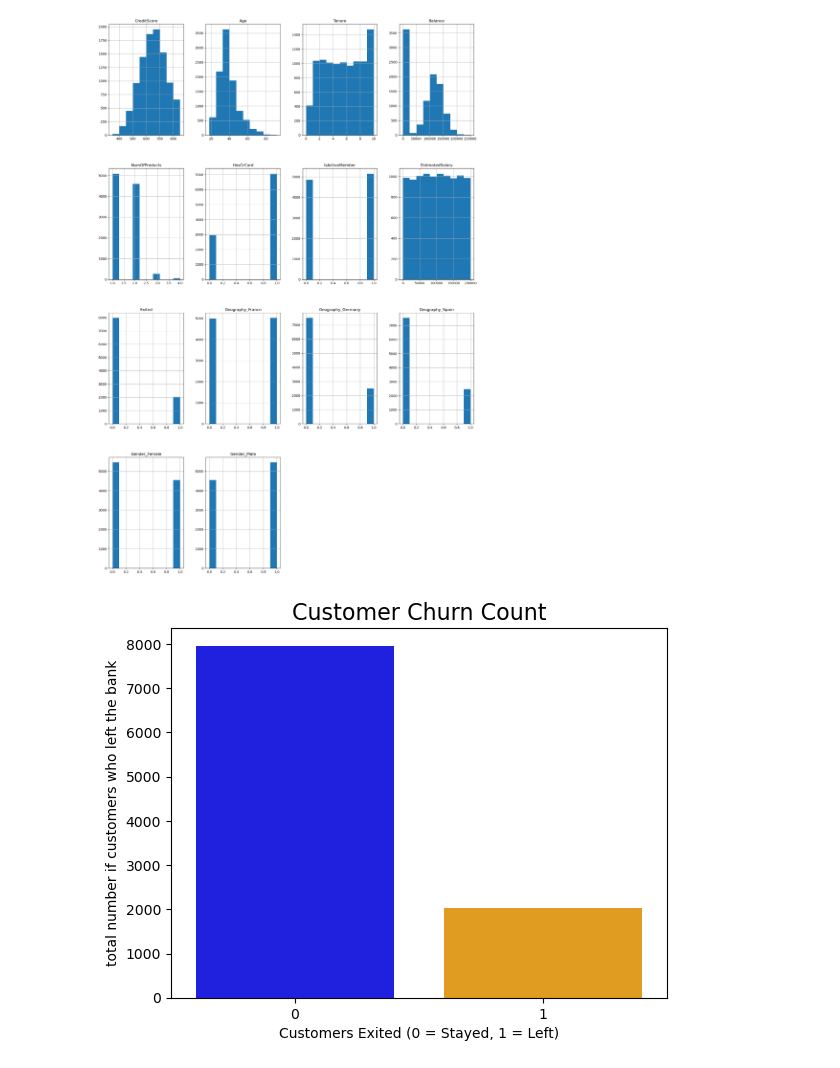
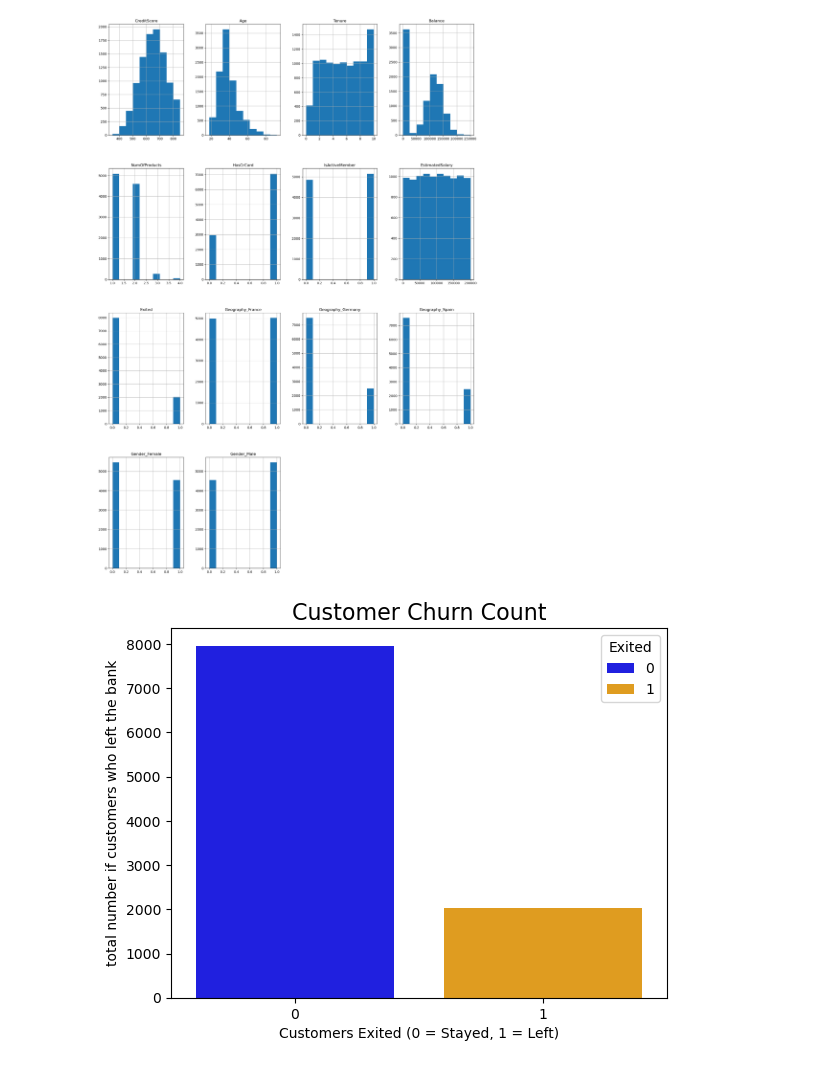
Before and after one commit to marlonmunoz/DeepLearning-ANN-Build-and-Optimize, a Jupyter notebook: ANN_project.ipynb, the cells around one changed output. Saved outputs shown, nothing was run; the diff lists cells and outputs as text; code cells hidden in the pictures.

Commit message:
Encoding continue and graph plotting

```diff
--- a/ANN_project.ipynb
+++ b/ANN_project.ipynb
@@ -145,10 +145,10 @@ plt.show()
 # %% [output]
 [figure]
 # %%
-sns.countplot(x='Exited', data=db2, hue='Exited', palette=['blue', 'orange'], legend=False)
+sns.countplot(x='Exited', data=db2, hue='Exited', palette=['blue', 'orange'])
 plt.ylabel("total number if customers who left the bank")
 plt.xlabel("Customers Exited (0 = Stayed, 1 = Left)")
 plt.title("Customer Churn Count", fontsize=16)
 plt.show()
 # %% [output]
-[figure, old version]
+[figure, new version]
```
Also changed, not shown: parts of 3 cells of this notebook.
